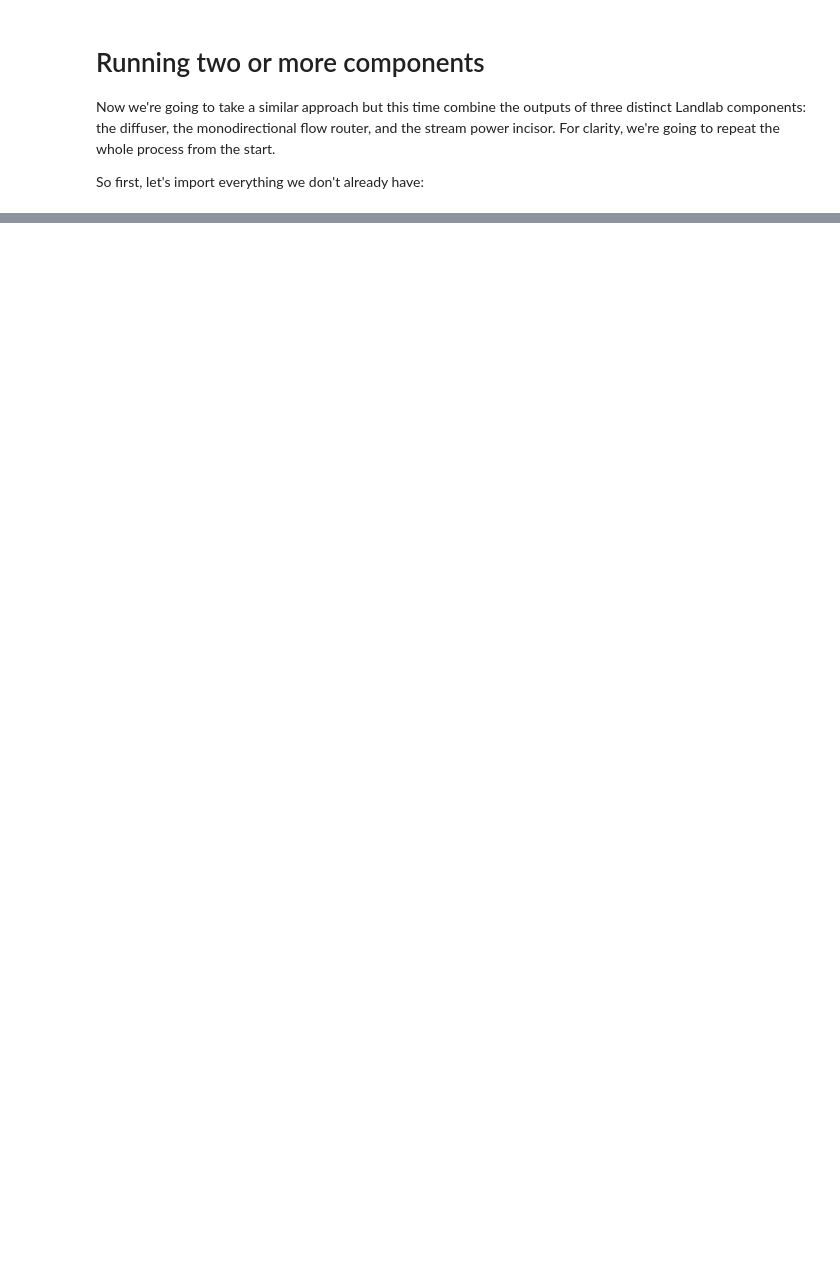
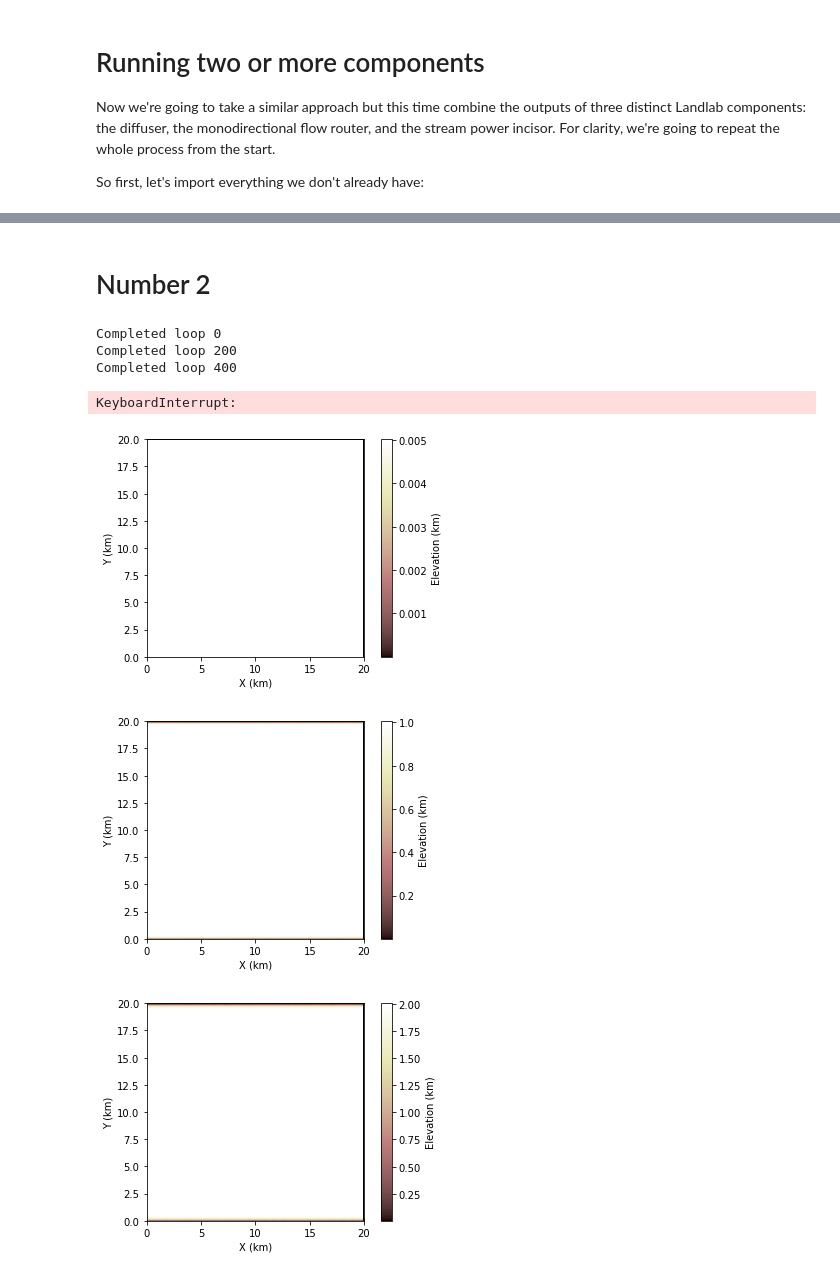
Before and after one commit to cctrunz/mathmodelling, a Jupyter notebook: Homework5_/component_tutorial-Celia.ipynb, the cells around one changed output, grey strips where cells are left out. Saved outputs shown, nothing was run; the diff lists cells and outputs as text; code cells hidden in the pictures; blank space fills up the shorter version.

```diff
--- a/Homework5_/component_tutorial-Celia.ipynb
+++ b/Homework5_/component_tutorial-Celia.ipynb
@@ -54 +120,69 @@ for edge in (mg.nodes_at_top_edge, mg.nodes_at_bottom_edge):
+# %% [markdown]
+# Number 2
+# %%
+
+# Write paramter from txt file
+nrows = 1000 # Nombre de ligne
+ncols = 1000 # Nombre de colonne
+dx = 0.02 # Espacement dans les deux directions [m]
+uplift_rate = 0.01 #[m/s]
+total_t = 400.
+dt = 0.5
+
+#Set parameters for modelisation
+nt = int(total_t // dt) #this is how many loops we'll need
+uplift_per_step = uplift_rate * dt
+
+# Now instantiate the grid, set the initial conditions, and set the boundary conditions:
+mg = RasterModelGrid((nrows, ncols), dx)
+z = mg.add_zeros('node', 'topographic__elevation')
+# add some roughness, as this lets "natural" channel planforms arise
+initial_roughness = np.random.rand(z.size)/100000.
+z += initial_roughness
+for edge in (mg.nodes_at_left_edge, mg.nodes_at_right_edge):
+    mg.status_at_node[edge] = CLOSED_BOUNDARY
+for edge in (mg.nodes_at_top_edge, mg.nodes_at_bottom_edge):
+    mg.status_at_node[edge] = FIXED_VALUE_BOUNDARY
+
+inputs={'m_sp': 0.42, 'K_sp': 0.003, 'n_sp': 1.0, 'linear_diffusivity': 0.0001}
+
+# instantiate components
+fr = FlowRouter(mg, **inputs)
+sp = FastscapeEroder(mg, **inputs)
+lin_diffuse = LinearDiffuser(mg, **inputs)
+# run
+z[:] = initial_roughness
+#figure('topo with diffusion')
+for i in range(nt):
+    lin_diffuse.run_one_step(dt)  # no diffusion this time
+    fr.run_one_step() # route_flow isn't time sensitive, so it doesn't take dt as input
+    sp.run_one_step(dt)
+    mg.at_node['topographic__elevation'][mg.core_nodes] += uplift_per_step # add the uplift
+    if i % 200 == 0:
+        print ('Completed loop %d' % i)
+        figure()
+#        #figsize(15,5)
+        imshow_grid(mg, 'topographic__elevation', grid_units=['km','km'], var_name='Elevation (km)')
+#        savefig('topo%d.jpg' % i )
+
+# plot
+#figure('topo with diffusion')
+#imshow_grid(mg, 'topographic__elevation', grid_units=['km','km'],
+#            var_name='Elevation (km)')
+
+D = inputs['linear_diffusivity']
+K = inputs['K_sp']
+m = inputs['m_sp']
+
+Lc = numpy.zeros(5)
+Lc[0] = (D/K)**(1./(2.*m+1))
+print Lc
+# %% [output]
+Completed loop 0
+Completed loop 200
+Completed loop 400
+KeyboardInterrupt:
+[figure, added]
+[figure, added]
+[figure, added]
 # %%
```
Also changed, not shown: parts of 6 cells of this notebook.
